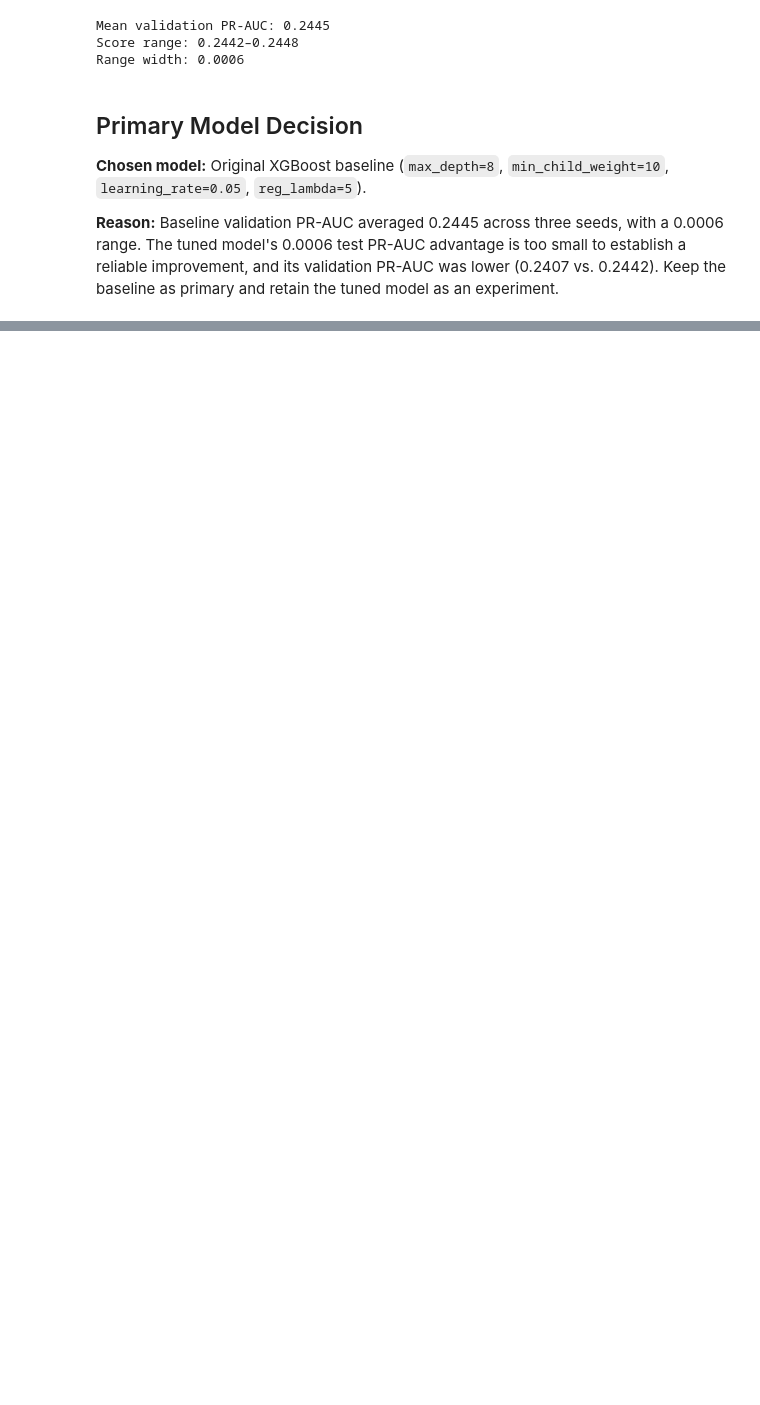
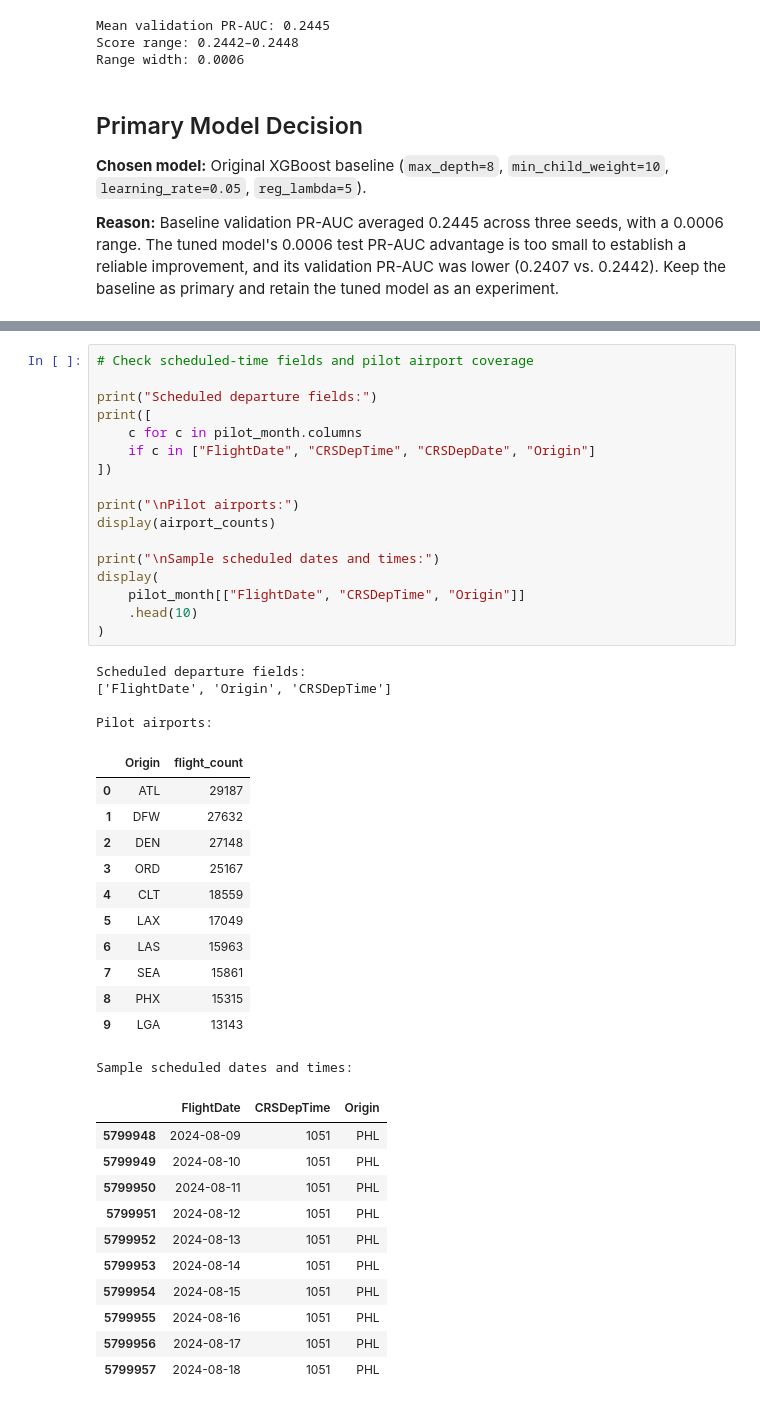
Before and after one commit to devlprkhan/flightdelay-intelligence, a Jupyter notebook: src/notebooks/flight_delay_predV1.3.ipynb, the cells around one changed output, grey strips where cells are left out. Drawn from its saved outputs; the diff is of its cells as text; blank space fills up the shorter version.

```diff
--- a/src/notebooks/flight_delay_predV1.3.ipynb
+++ b/src/notebooks/flight_delay_predV1.3.ipynb
@@ -619,0 +696,45 @@ Range width: 0.0006
+# %%
+# Check scheduled-time fields and pilot airport coverage
+
+print("Scheduled departure fields:")
+print([
+    c for c in pilot_month.columns
+    if c in ["FlightDate", "CRSDepTime", "CRSDepDate", "Origin"]
+])
+
+print("\nPilot airports:")
+display(airport_counts)
+
+print("\nSample scheduled dates and times:")
+display(
+    pilot_month[["FlightDate", "CRSDepTime", "Origin"]]
+    .head(10)
+)
+# %% [output]
+Scheduled departure fields:
+['FlightDate', 'Origin', 'CRSDepTime']
+
+Pilot airports:
+|  | Origin | flight_count |
+| 0 | ATL | 29187 |
+| 1 | DFW | 27632 |
+| 2 | DEN | 27148 |
+| 3 | ORD | 25167 |
+| 4 | CLT | 18559 |
+| 5 | LAX | 17049 |
+| 6 | LAS | 15963 |
+| 7 | SEA | 15861 |
+| 8 | PHX | 15315 |
+| 9 | LGA | 13143 |
+Sample scheduled dates and times:
+|  | FlightDate | CRSDepTime | Origin |
+| 5799948 | 2024-08-09 | 1051 | PHL |
+| 5799949 | 2024-08-10 | 1051 | PHL |
+| 5799950 | 2024-08-11 | 1051 | PHL |
+| 5799951 | 2024-08-12 | 1051 | PHL |
+| 5799952 | 2024-08-13 | 1051 | PHL |
+| 5799953 | 2024-08-14 | 1051 | PHL |
+| 5799954 | 2024-08-15 | 1051 | PHL |
+| 5799955 | 2024-08-16 | 1051 | PHL |
+| 5799956 | 2024-08-17 | 1051 | PHL |
+| 5799957 | 2024-08-18 | 1051 | PHL |
```
Also changed, not shown: parts of 11 cells of this notebook.
